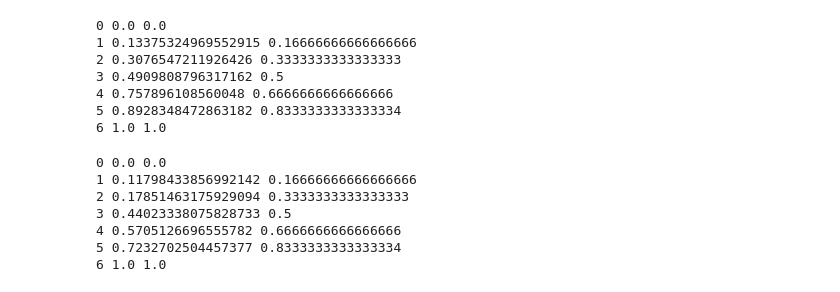
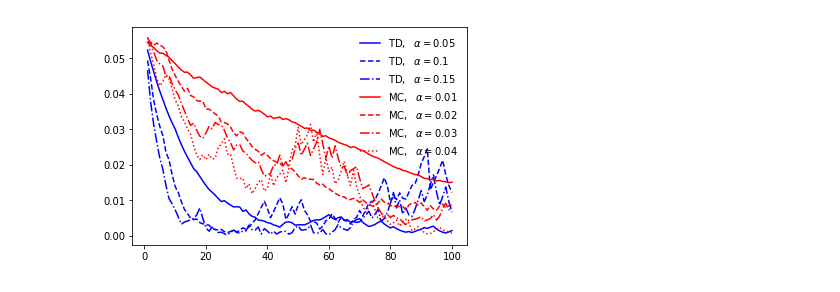
Before and after one commit to chitingchiang/Reinforcement-Learning-Exercises-Sutton-Barto, a Jupyter notebook: example6.2/random_walk.ipynb, the cells around one changed output. Drawn from its saved outputs; the diff is of its cells as text; code cells hidden in the pictures.

```diff
--- a/example6.2/random_walk.ipynb
+++ b/example6.2/random_walk.ipynb
@@ -44,16 +54,18 @@ def temporal_difference_prediction(n_episode, center, gamma=1, alpha=0.1, p_r=0.
 # %%
 def constant_alpha_monte_carlo_first_visit_prediction(n_episode, center, alpha=0.1, gamma=1, p_r=0.5):
-    value = np.zeros(center*2+1)
+    value = np.ones(center*2+1)*0.5
     value[0] = 0
     value[-1] = 1
-    for _ in range(n_episode):
+    rmse = np.zeros(n_episode)
+    value_true = np.array([(j+1)/2/center for j in range(2*center-1)])
+    for j in range(n_episode):
         episode = generate_one_episode(center, p_r)[::-1]
-        G = 0 if episode[0]==0 else 1
-        episode = episode[1:]
-        for i, s in enumerate(episode):
-            G = gamma*G
-            if s not in episode[i+1:]:
-                value[s] = value[s]+alpha*(G-value[s])
-
-    return value
+        states = [x[0] for x in episode]
+        G = 0
+        for i, (s, r) in enumerate(episode):
+            G = r+gamma*G
+            if s not in states[i+1:]:
+                value[s] += alpha*(G-value[s])
+        rmse[j] = np.mean((value[1:-1]-value_true)**2)
+    return value, rmse
 # %%
@@ -71,27 +85,26 @@ for i in range(len(value)):
 6 1.0 1.0
-# %%
-value = temporal_difference_prediction(10000, 3, alpha=0.1)
-
-for i in range(len(value)):
-    print(i, value[i], i/(len(value)-1))
-# %% [output]
-0 0.0 0.0
-1 0.13375324969552915 0.16666666666666666
-2 0.3076547211926426 0.3333333333333333
-3 0.4909808796317162 0.5
-4 0.757896108560048 0.6666666666666666
-5 0.8928348472863182 0.8333333333333334
-6 1.0 1.0
-# %%
-value = constant_alpha_monte_carlo_first_visit_prediction(10000, 3, alpha=0.1)
-
-for i in range(len(value)):
-    print(i, value[i], i/(len(value)-1))
-# %% [output]
-0 0.0 0.0
-1 0.11798433856992142 0.16666666666666666
-2 0.17851463175929094 0.3333333333333333
-3 0.44023338075828733 0.5
-4 0.5705126696555782 0.6666666666666666
-5 0.7232702504457377 0.8333333333333334
-6 1.0 1.0
+# %%
+value_td_1, rmse_td_1 = temporal_difference_prediction(10000, 3, alpha=0.05)
+value_td_2, rmse_td_2 = temporal_difference_prediction(10000, 3, alpha=0.1)
+value_td_3, rmse_td_3 = temporal_difference_prediction(10000, 3, alpha=0.15)
+# %%
+value_mc_1, rmse_mc_1 = constant_alpha_monte_carlo_first_visit_prediction(10000, 3, alpha=0.01)
+value_mc_2, rmse_mc_2 = constant_alpha_monte_carlo_first_visit_prediction(10000, 3, alpha=0.02)
+value_mc_3, rmse_mc_3 = constant_alpha_monte_carlo_first_visit_prediction(10000, 3, alpha=0.03)
+value_mc_4, rmse_mc_4 = constant_alpha_monte_carlo_first_visit_prediction(10000, 3, alpha=0.04)
+# %%
+max_episode = 100
+episode = np.arange(max_episode)+1
+
+pt.figure(1)
+pt.plot(episode, rmse_td_1[:max_episode], 'b-', label=r'${\rm TD},\ \ \alpha=0.05$')
+pt.plot(episode, rmse_td_2[:max_episode], 'b--', label=r'${\rm TD},\ \ \alpha=0.1$')
+pt.plot(episode, rmse_td_3[:max_episode], 'b-.', label=r'${\rm TD},\ \ \alpha=0.15$')
+pt.plot(episode, rmse_mc_1[:max_episode], 'r-', label=r'${\rm MC},\ \ \alpha=0.01$')
+pt.plot(episode, rmse_mc_2[:max_episode], 'r--', label=r'${\rm MC},\ \ \alpha=0.02$')
+pt.plot(episode, rmse_mc_3[:max_episode], 'r-.', label=r'${\rm MC},\ \ \alpha=0.03$')
+pt.plot(episode, rmse_mc_4[:max_episode], 'r:', label=r'${\rm MC},\ \ \alpha=0.04$')
+pt.legend(loc='upper right', frameon=False)
+pt.show()
+# %% [output]
+[figure, added]
```
Also changed, not shown: parts of 5 cells of this notebook.
